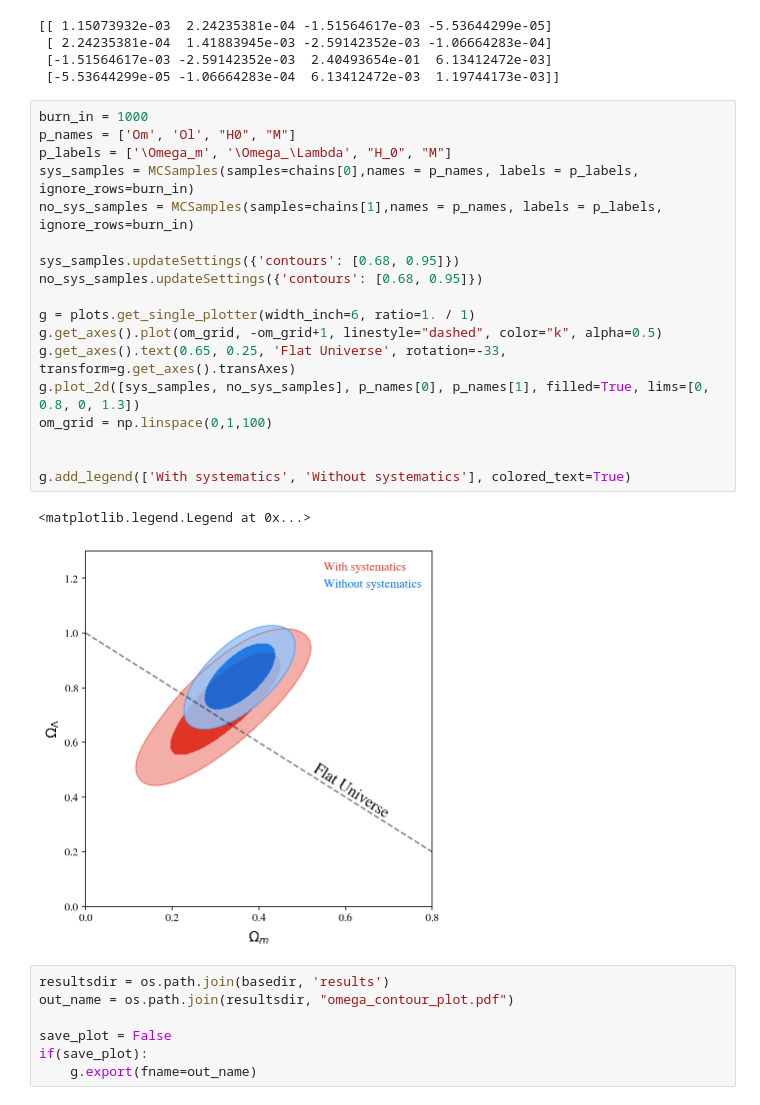
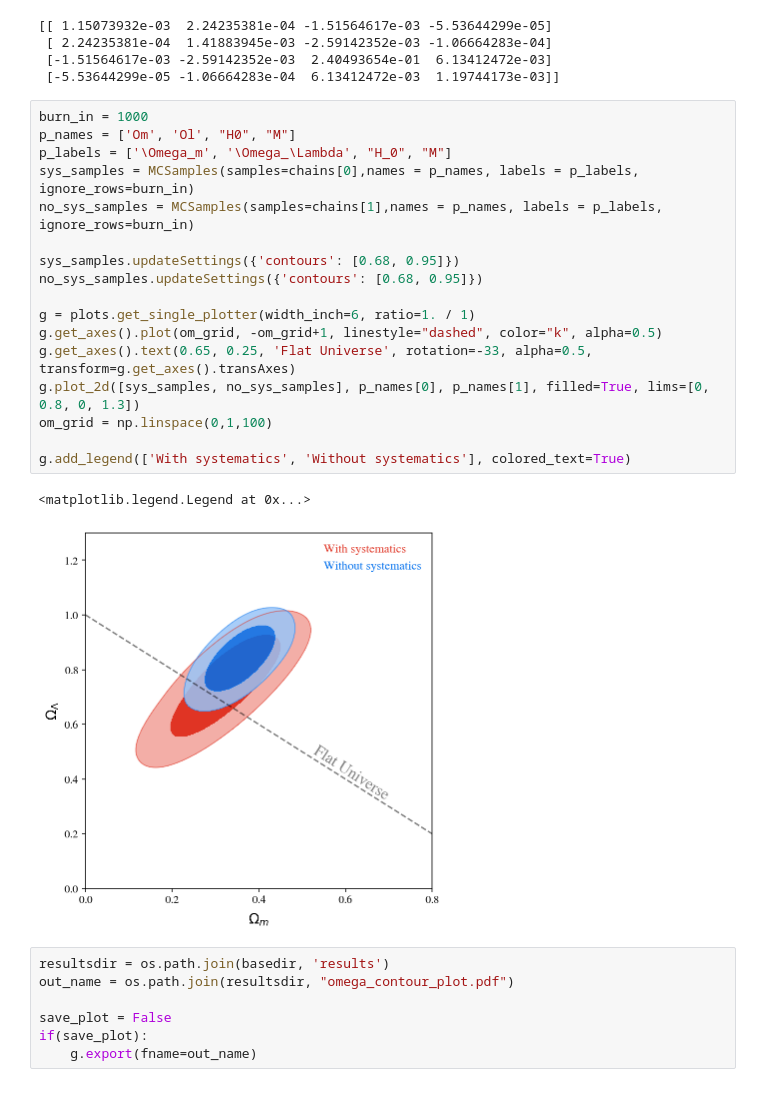
Before and after one commit to r-hensley/250_project_group_2, a Jupyter notebook: notebooks/plotting.ipynb, the cells around one changed output. Cells and saved outputs as stored; diff of their text form.

```diff
--- a/notebooks/plotting_test.ipynb
+++ b/notebooks/plotting.ipynb
@@ -131,24 +131,23 @@ chains.append(markov_chain.chain)
 # %%
 burn_in = 1000
 p_names = ['Om', 'Ol', "H0", "M"]
 p_labels = ['\Omega_m', '\Omega_\Lambda', "H_0", "M"]
 sys_samples = MCSamples(samples=chains[0],names = p_names, labels = p_labels, ignore_rows=burn_in)
 no_sys_samples = MCSamples(samples=chains[1],names = p_names, labels = p_labels, ignore_rows=burn_in)
 
 sys_samples.updateSettings({'contours': [0.68, 0.95]})
 no_sys_samples.updateSettings({'contours': [0.68, 0.95]})
 
 g = plots.get_single_plotter(width_inch=6, ratio=1. / 1)
 g.get_axes().plot(om_grid, -om_grid+1, linestyle="dashed", color="k", alpha=0.5)
-g.get_axes().text(0.65, 0.25, 'Flat Universe', rotation=-33, transform=g.get_axes().transAxes)
+g.get_axes().text(0.65, 0.25, 'Flat Universe', rotation=-33, alpha=0.5, transform=g.get_axes().transAxes)
 g.plot_2d([sys_samples, no_sys_samples], p_names[0], p_names[1], filled=True, lims=[0, 0.8, 0, 1.3])
 om_grid = np.linspace(0,1,100)
 
-
 g.add_legend(['With systematics', 'Without systematics'], colored_text=True)
 # %% [output]
 <matplotlib.legend.Legend at 0x...>
-[figure, old version]
+[figure, new version]
 # %%
 resultsdir = os.path.join(basedir, 'results')
 out_name = os.path.join(resultsdir, "omega_contour_plot.pdf")
```
Also changed, not shown: 2 other files.
